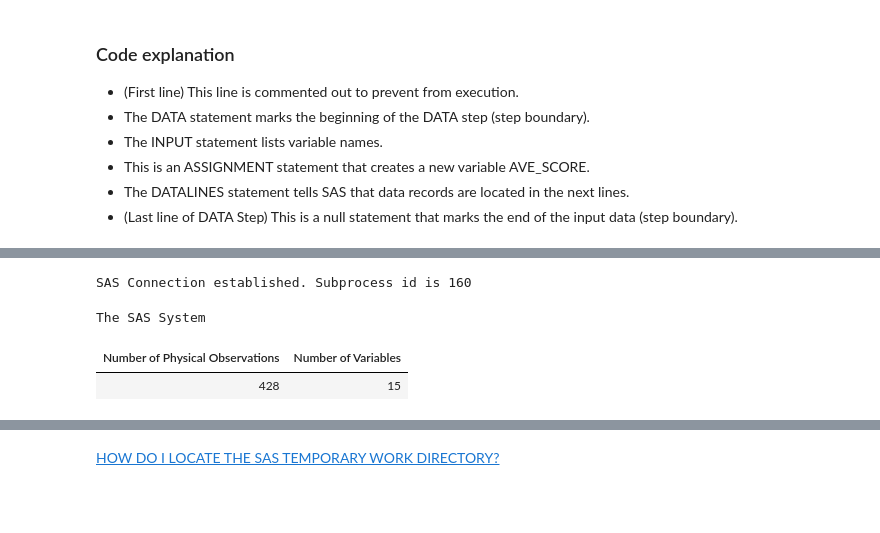
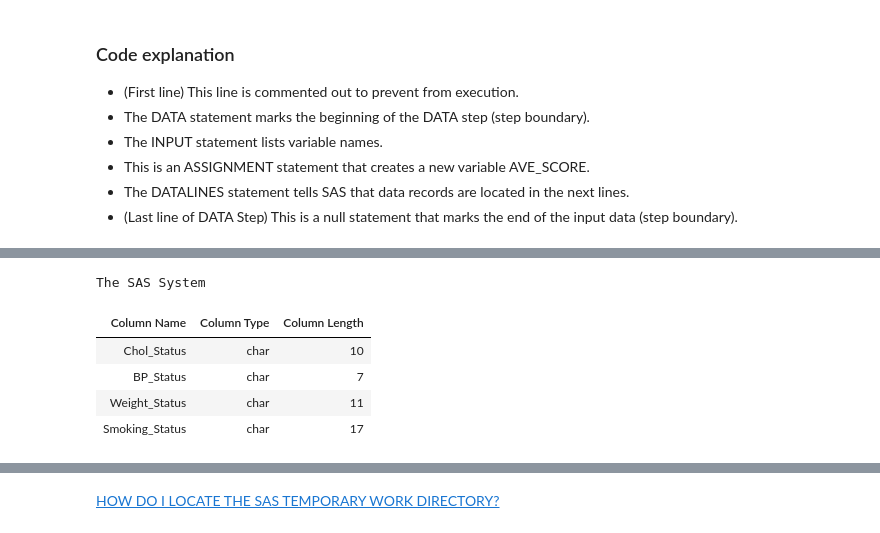
Before and after one commit to ProcJimi/curriculum, a Jupyter notebook: Week1/Week1.ipynb, the cells around one changed output, grey strips where cells are left out. Drawn from its saved outputs; the diff is of its cells as text; code cells hidden in the pictures; blank space fills up the shorter version.

```diff
--- a/Week1/Week1.ipynb
+++ b/Week1/Week1.ipynb
@@ -354,14 +600,15 @@ run;
 # %%
 *Ex9_Contents_many_ways.sas;
-** Find the number of observations as well as variables (Method 2);
 proc sql;
-select nobs format=comma7.
-       ,nvar
-    from dictionary.tables
-    where libname = 'SASHELP' and memname = 'CARS';
+select name, type, length
+ from dictionary.columns
+ where libname= "SASHELP" and memname = "HEART"
+ and name like "%_Status";
  quit;
 # %% [output]
-SAS Connection established. Subprocess id is 160
+The SAS System
-The SAS System
-| Number of Physical Observations | Number of Variables |
-| 428 | 15 |
+| Column Name | Column Type | Column Length |
+| Chol_Status | char | 10 |
+| BP_Status | char | 7 |
+| Weight_Status | char | 11 |
+| Smoking_Status | char | 17 |
```
Also changed, not shown: parts of 83 cells of this notebook, 15 other files.
